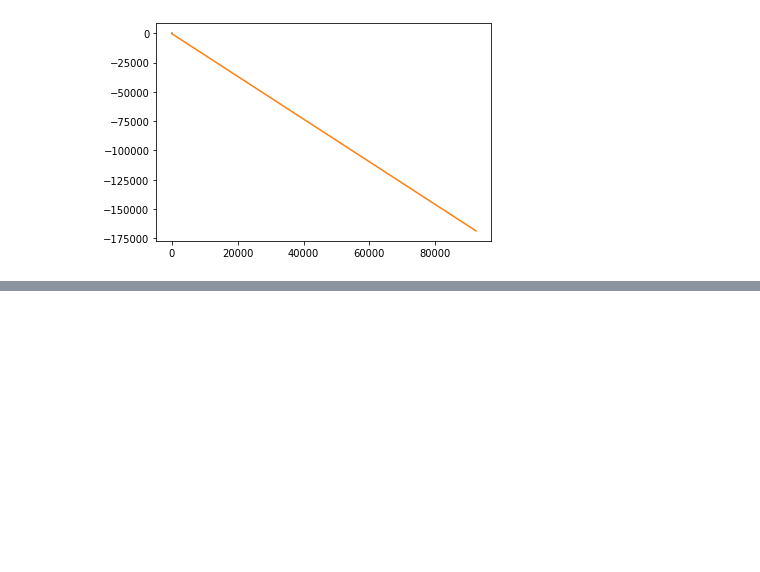
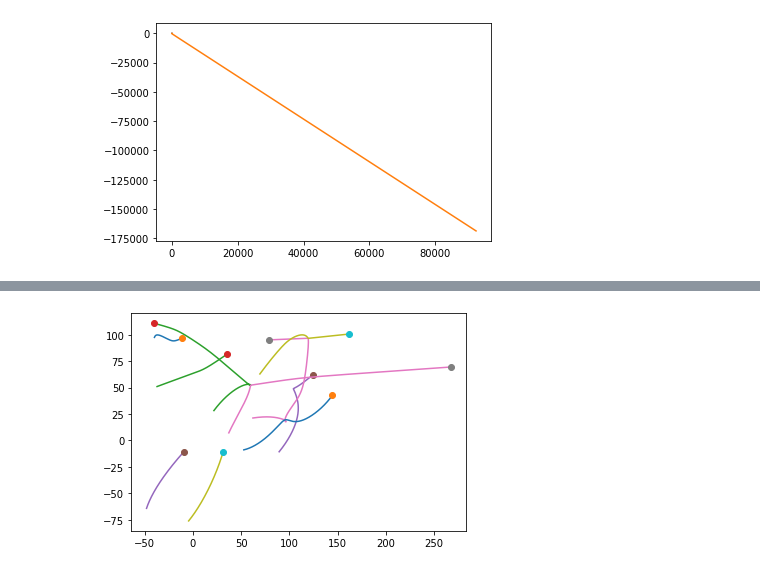
Before and after one commit to gksthdals/Three-Body-Problem, a Jupyter notebook: Three-Body-Problem.ipynb, the cells around one changed output, grey strips where cells are left out. Saved outputs shown, nothing was run; the diff lists cells and outputs as text; code cells hidden in the pictures; blank space fills up the shorter version.

```diff
--- a/Three-Body-Problem.ipynb
+++ b/Three-Body-Problem.ipynb
@@ -181,0 +208,10 @@ n_body_system.plot()
+# %%
+n_body_system = N_Body_System(10)
+
+n_body_system.n_mass = n_body_system.n_mass * 0.01
+
+n_body_system.play(10000)
+
+n_body_system.plot()
+# %% [output]
+[figure, added]
```
Also changed, not shown: parts of 3 cells of this notebook.
